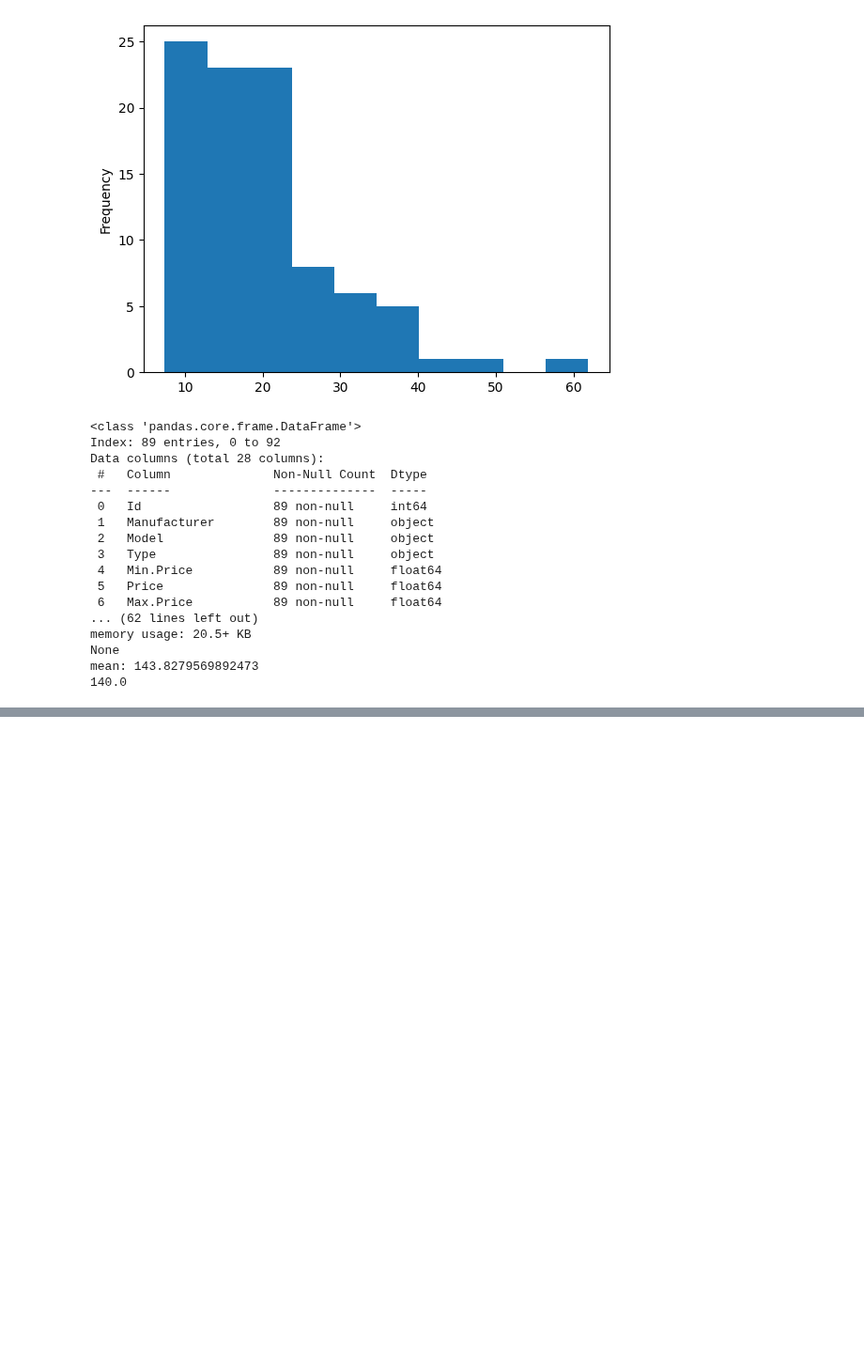
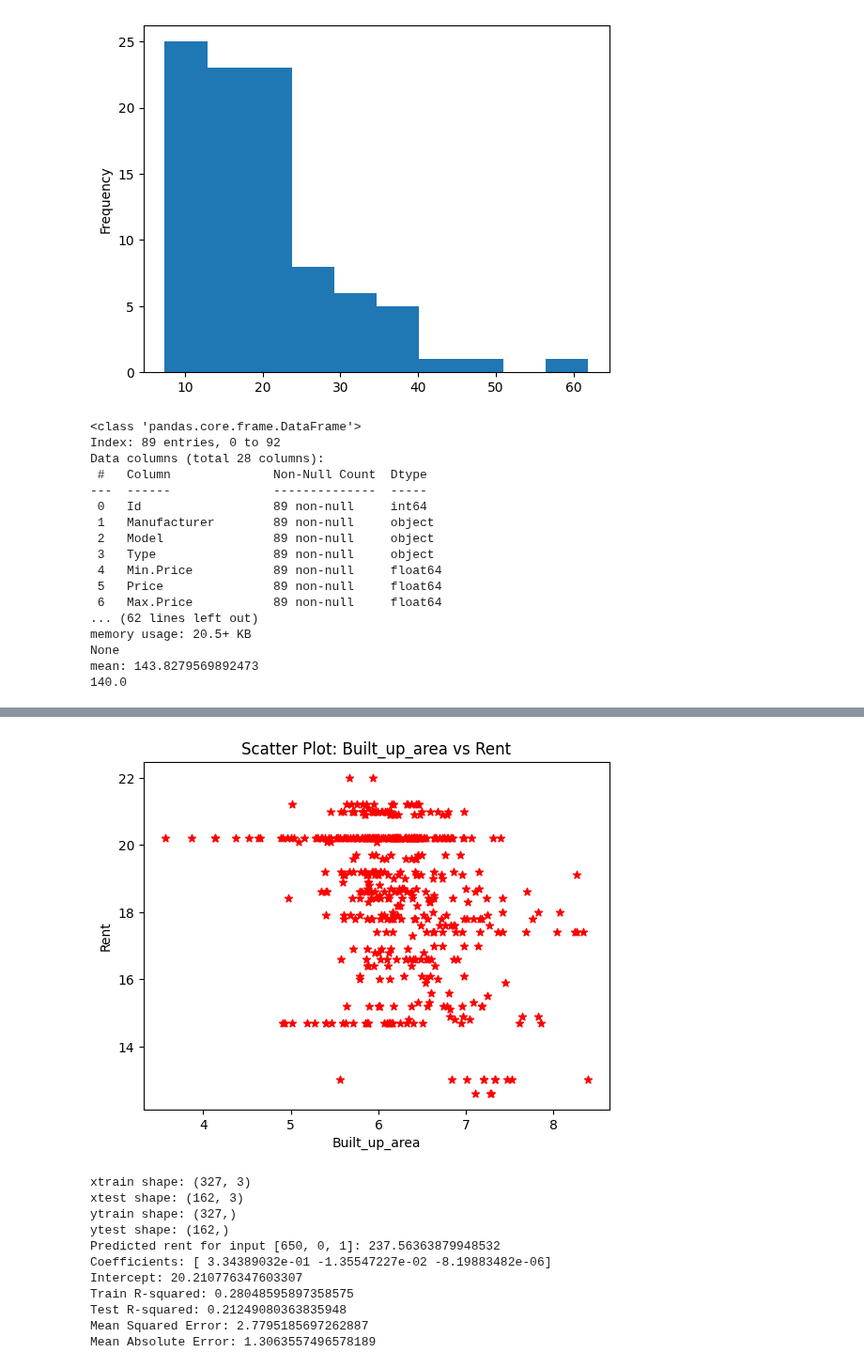
Before and after one commit to charitha1505/AIML, a Jupyter notebook: AIML.ipynb, the cells around one changed output, grey strips where cells are left out. Shown at 94% size. Saved outputs shown, nothing was run; the diff lists cells and outputs as text; code cells hidden in the pictures; blank space fills up the shorter version.

```diff
--- a/AIML.ipynb
+++ b/AIML.ipynb
@@ -369,0 +501,63 @@ mean: 143.8279569892473
+# %%
+import pandas as pd
+import matplotlib.pyplot as plt
+import numpy as np
+from sklearn.linear_model import LinearRegression
+from sklearn.metrics import mean_squared_error, mean_absolute_error
+from sklearn.model_selection import train_test_split
+
+# Load the dataset
+df = pd.read_csv('/housing (2).csv')
+print(df.head())
+df.info()
+
+# Check for missing values
+print(df.isnull().sum())
+
+# Visualize relationship between Built_up_area and Rent
+plt.scatter(df['Built_up_area'], df['Rent'], color='red', marker='*')
+plt.xlabel('Built_up_area')
+plt.ylabel('Rent')
+plt.title('Scatter Plot: Built_up_area vs Rent')
+plt.show()
+
+# Prepare features and target
+x = df.drop('Rent', axis=1)
+y = df['Rent']
+
+# Split into train and test sets
+xtrain, xtest, ytrain, ytest = train_test_split(x, y, test_size=0.33, random_state=42)
+
+print('xtrain shape:', xtrain.shape)
+print('xtest shape:', xtest.shape)
+print('ytrain shape:', ytrain.shape)
+print('ytest shape:', ytest.shape)
+
+# Train the model
+reg = LinearRegression()
+reg.fit(xtrain, ytrain)
+
+# Make predictions
+y_pred = reg.predict(xtest)
+
+
+sample_input = pd.DataFrame([[650, 0, 1]], columns=x.columns)
+predicted_rent = reg.predict(sample_input)
+print(f"Predicted rent for input [650, 0, 1]: {predicted_rent[0]}")
+
+# Model coefficients and intercept
+print("Coefficients:", reg.coef_)
+print("Intercept:", reg.intercept_)
+
+# Evaluate the model
+train_score = reg.score(xtrain, ytrain)
+test_score = reg.score(xtest, ytest)
+print('Train R-squared:', train_score)
+print('Test R-squared:', test_score)
+
+# Error metrics
+mse = mean_squared_error(ytest, y_pred)
+mae = mean_absolute_error(ytest, y_pred)
+print('Mean Squared Error:', mse)
+print('Mean Absolute Error:', mae)
+# %% [output]
@@ -369,0 +581,12 @@ mean: 143.8279569892473
+[figure, added]
+xtrain shape: (327, 3)
+xtest shape: (162, 3)
+ytrain shape: (327,)
+ytest shape: (162,)
+Predicted rent for input [650, 0, 1]: 237.56363879948532
+Coefficients: [ 3.34389032e-01 -1.35547227e-02 -8.19883482e-06]
+Intercept: 20.210776347603307
+Train R-squared: 0.28048595897358575
+Test R-squared: 0.21249080363835948
+Mean Squared Error: 2.7795185697262887
+Mean Absolute Error: 1.3063557496578189
```
Also changed, not shown: parts of 4 cells of this notebook.
